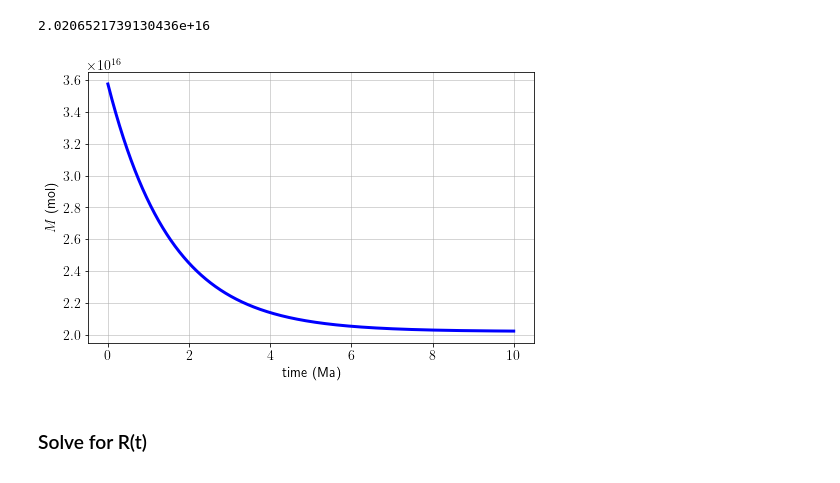
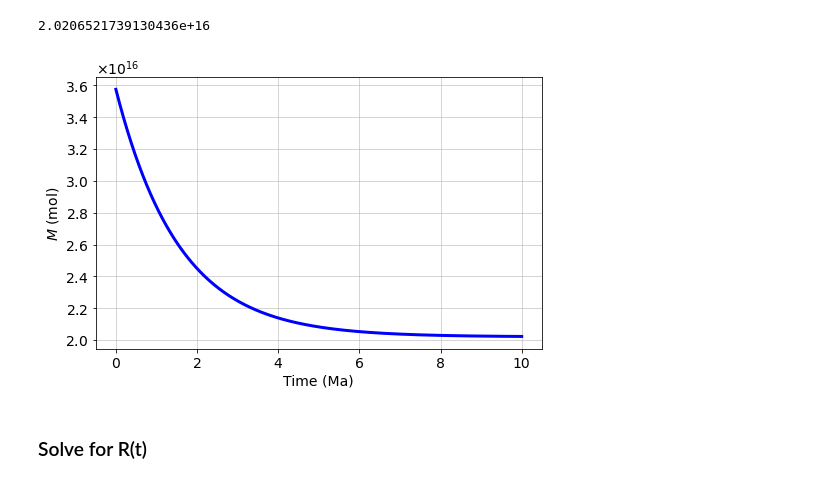
Before and after one commit to eart0381/BoxModel, a Jupyter notebook: ODE_solve2.ipynb, the cells around one changed output. Saved outputs shown, nothing was run; the diff lists cells and outputs as text; code cells hidden in the pictures.

```diff
--- a/ODE_solve2.ipynb
+++ b/ODE_solve2.ipynb
@@ -87,16 +87,22 @@ import scipy.optimize as opt
 import matplotlib as mpl
 from matplotlib import ticker
 import matplotlib.pyplot as plt
-plt.rc('text', usetex=True)
-plt.rc('text.latex', preamble=r'\usepackage{amsmath} \usepackage{textcomp}')
+
+# activating the command below will cause matplotlib to use 'TEX' to interpret every text
+#, but choices of font styles in TEX are limited, so avoid using 'TEX' but rather us
+# matploblib's own font/styles, etc.
+# plt.rc('text', usetex=True)
+# plt.rc('text.latex', preamble=r'\usepackage{amsmath} \usepackage{textcomp}')
+
 %matplotlib inline
+# options: 'notebook' or 'inline'
 
 
 # default parameter values
 
-F_h_0 = 1.3e10
-F_m_0 = 1.1e10
-F_a_0 = 1.2e10
+F_ht_0 = 1.3e10
+F_a_0  = 1.1e10
+F_lt_0 = 1.2e10
 
 F_r_modern = 1e10
 fraction   = 0.0
@@ -106,15 +112,15 @@ M0    = 3.575e16
 R_std = 1/0.082757 # used for conversion between ratio values and delta values
                    # from James and Palmer (Chemical Geology)
 
-delta_r_d = 0.023
-delta_h_d = 0.0083
-Delta_a_d = -0.008 # Note this is  delta_seawater - delta_a
-Delta_m_d = -0.02  # Note this is  delta_seawater - delta_m
+delta_r_d  = 0.023
+delta_ht_d = 0.0083
+Delta_lt_d = -0.018 # Note this is delta_lt - delta_seawater
+Delta_a_d  = -0.02  # Note this is delta_a - delta_seawater
 # %% [markdown]
 ### Plot for M(t)
 # %%
-a          = F_r_0 + F_h_0
-b          = (F_m_0 + F_a_0)/M0
+a          = F_r_0 + F_ht_0
+b          = (F_a_0 + F_lt_0)/M0
 c          = a/b
 max_time   = 10.0   # in Ma
 
@@ -128,24 +134,24 @@ print(c)
 # %%
 FONT_SIZE = 14
 lw        = 3
 
 f = plt.figure(figsize=(8,5))   # results for a default fixed Delta_m = 0.02, plotted for sanity check
 
 # formatter for yaxis tick labels
 fmt = ticker.ScalarFormatter(useMathText=True)
 fmt.set_scientific(True)
 fmt.set_powerlimits((-2, 2))
 plt.plot(time_step, M_values, color='b', linewidth=lw)
-plt.xlabel('time (Ma)', size=FONT_SIZE)
+plt.xlabel('Time (Ma)', size=FONT_SIZE)
 plt.ylabel(r'$M$ (mol)', size=FONT_SIZE)
 plt.tick_params(labelsize=FONT_SIZE)
 plt.gca().yaxis.get_offset_text().set_fontsize(FONT_SIZE)
 plt.gca().yaxis.set_major_formatter(fmt)
 plt.grid(which='major', alpha=0.65)
 
 #f.savefig('default-reservoir-new.png', dpi = 300)
 # %% [output]
-[figure, old version]
+[figure, new version]
 # %% [markdown]
 ### Solve for R(t)
 # %%
```
Also changed, not shown: parts of 10 cells of this notebook, 1 other file.
